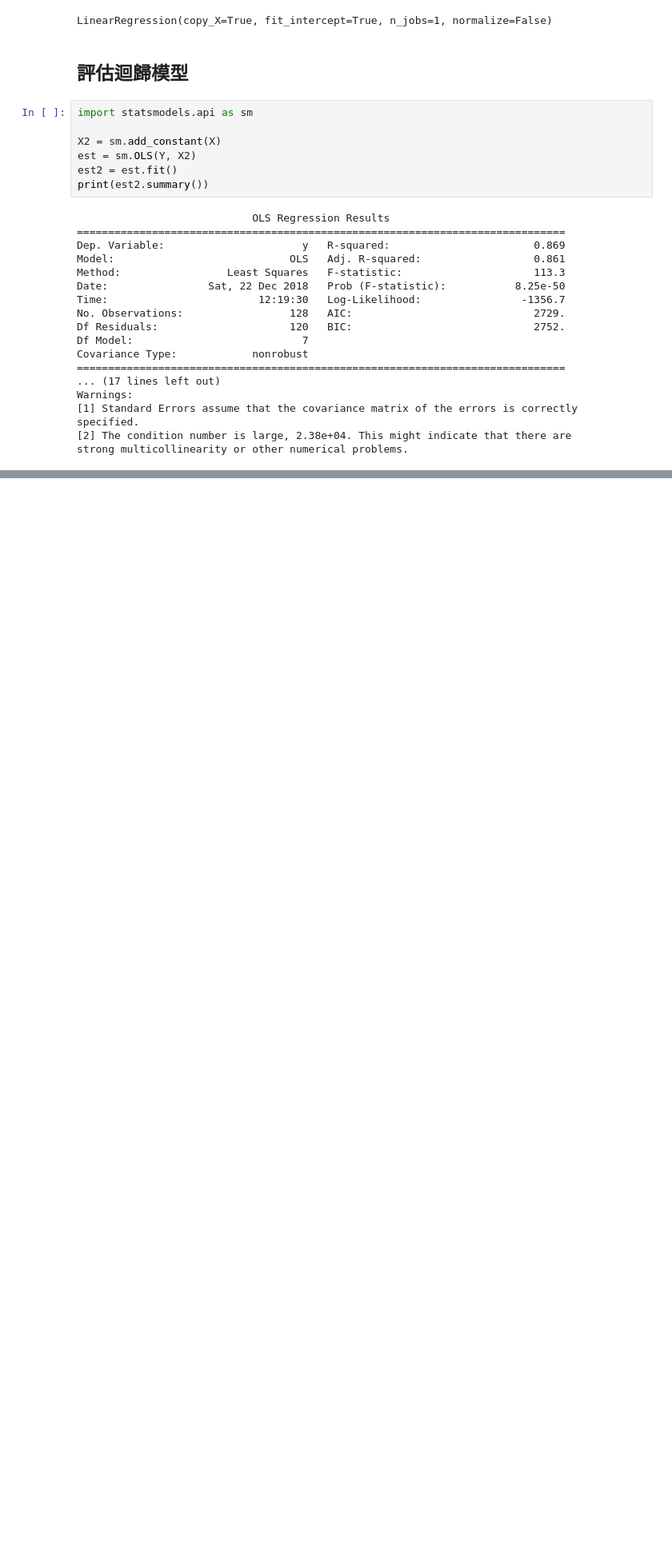
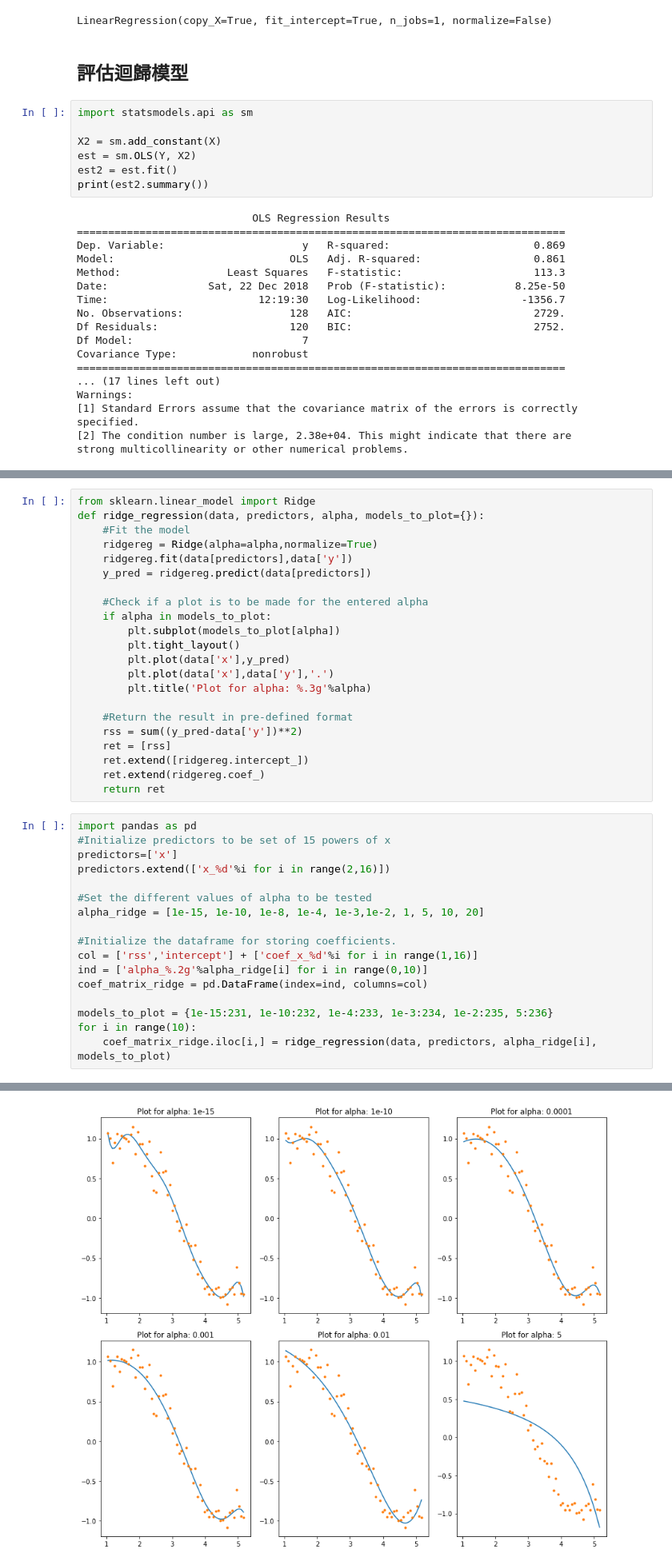
Before and after one commit to ywchiu/holintech, a Jupyter notebook: Demo20181222.ipynb, the cells around one changed output, grey strips where cells are left out. Shown: that part at 80% size. Drawn from its saved outputs; the diff is of its cells as text; blank space fills up the shorter version.

```diff
--- a/Demo20181222.ipynb
+++ b/Demo20181222.ipynb
@@ -194,0 +353,40 @@ strong multicollinearity or other numerical problems.
+# %%
+from sklearn.linear_model import Ridge
+def ridge_regression(data, predictors, alpha, models_to_plot={}):
+    #Fit the model
+    ridgereg = Ridge(alpha=alpha,normalize=True)
+    ridgereg.fit(data[predictors],data['y'])
+    y_pred = ridgereg.predict(data[predictors])
+
+    #Check if a plot is to be made for the entered alpha
+    if alpha in models_to_plot:
+        plt.subplot(models_to_plot[alpha])
+        plt.tight_layout()
+        plt.plot(data['x'],y_pred)
+        plt.plot(data['x'],data['y'],'.')
+        plt.title('Plot for alpha: %.3g'%alpha)
+
+    #Return the result in pre-defined format
+    rss = sum((y_pred-data['y'])**2)
+    ret = [rss]
+    ret.extend([ridgereg.intercept_])
+    ret.extend(ridgereg.coef_)
+    return ret
+# %%
+import pandas as pd
+#Initialize predictors to be set of 15 powers of x
+predictors=['x']
+predictors.extend(['x_%d'%i for i in range(2,16)])
+
+#Set the different values of alpha to be tested
+alpha_ridge = [1e-15, 1e-10, 1e-8, 1e-4, 1e-3,1e-2, 1, 5, 10, 20]
+
+#Initialize the dataframe for storing coefficients.
+col = ['rss','intercept'] + ['coef_x_%d'%i for i in range(1,16)]
+ind = ['alpha_%.2g'%alpha_ridge[i] for i in range(0,10)]
+coef_matrix_ridge = pd.DataFrame(index=ind, columns=col)
+
+models_to_plot = {1e-15:231, 1e-10:232, 1e-4:233, 1e-3:234, 1e-2:235, 5:236}
+for i in range(10):
+    coef_matrix_ridge.iloc[i,] = ridge_regression(data, predictors, alpha_ridge[i], models_to_plot)
+# %% [output]
@@ -194,0 +396 @@ strong multicollinearity or other numerical problems.
+[figure, added]
```
Also changed, not shown: parts of 21 cells of this notebook.
